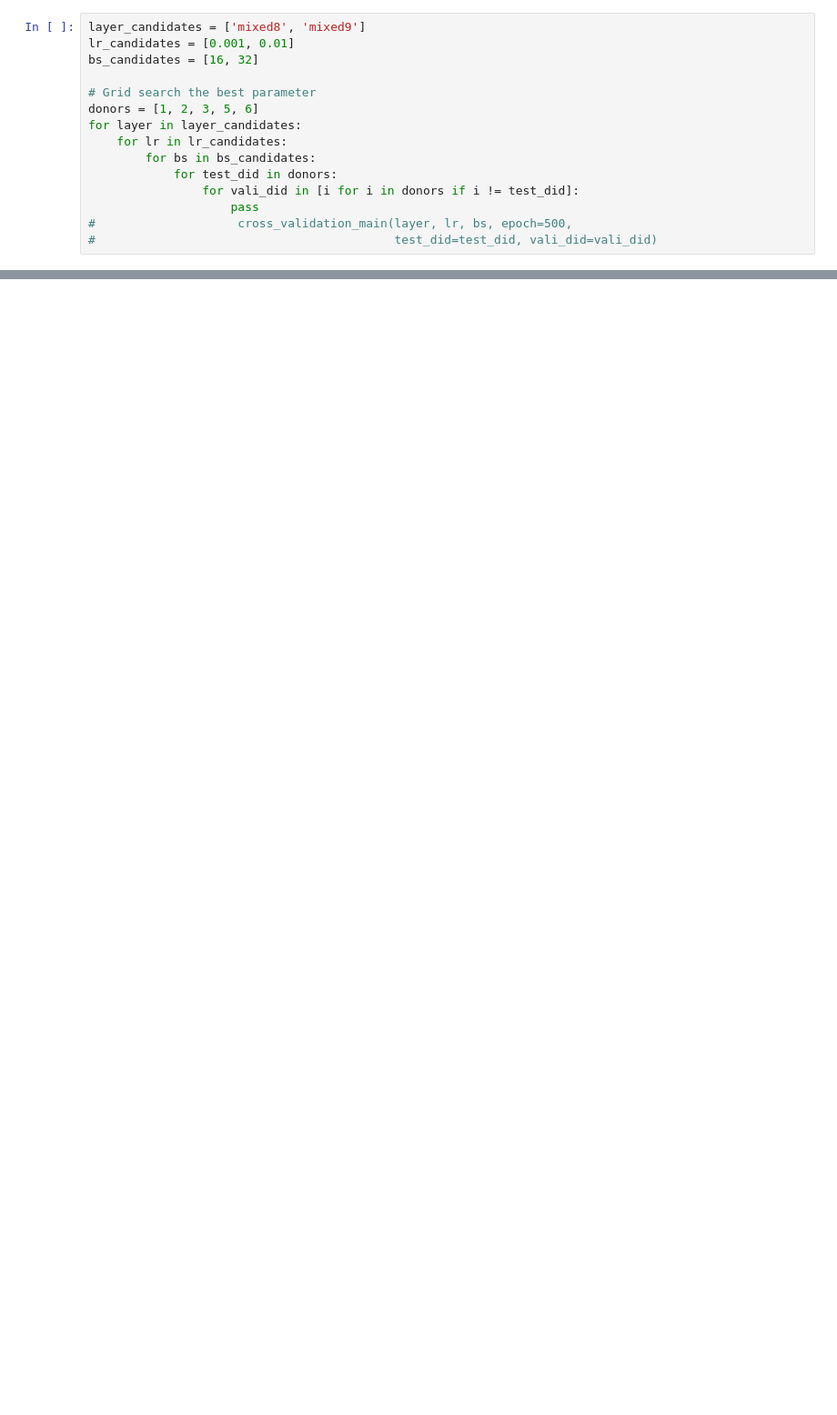
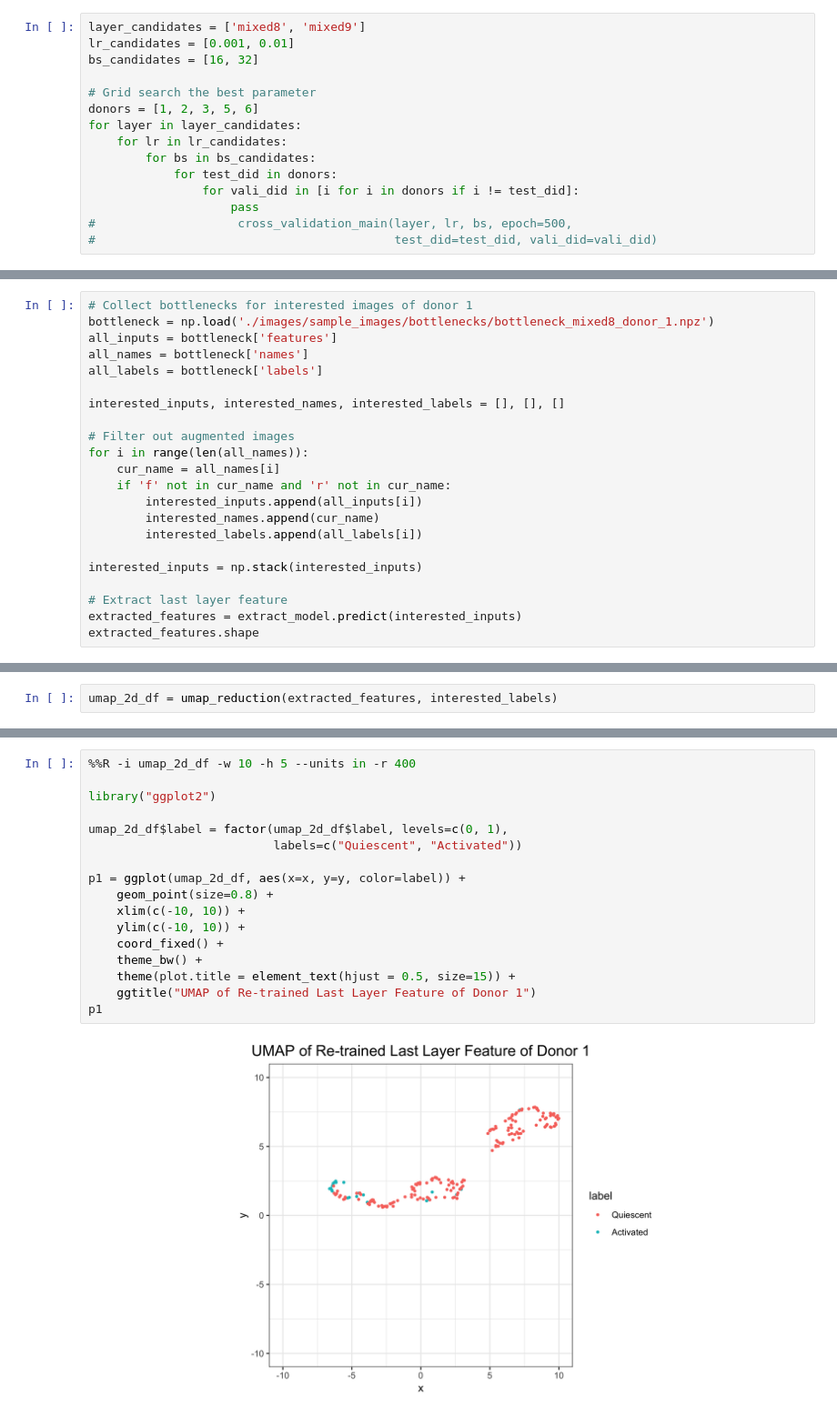
Before and after one commit to gitter-lab/t-cell-classification, a Jupyter notebook: transfer_learning.ipynb, the cells around one changed output, grey strips where cells are left out. Shown at 91% size. Cells and saved outputs as stored; diff of their text form; blank space fills up the shorter version.

```diff
--- a/transfer_learning.ipynb
+++ b/transfer_learning.ipynb
@@ -1097,0 +1612,22 @@ for layer in layer_candidates:
+# %%
+# Collect bottlenecks for interested images of donor 1
+bottleneck = np.load('./images/sample_images/bottlenecks/bottleneck_mixed8_donor_1.npz')
+all_inputs = bottleneck['features']
+all_names = bottleneck['names']
+all_labels = bottleneck['labels']
+
+interested_inputs, interested_names, interested_labels = [], [], []
+
+# Filter out augmented images
+for i in range(len(all_names)):
+    cur_name = all_names[i]
+    if 'f' not in cur_name and 'r' not in cur_name:
+        interested_inputs.append(all_inputs[i])
+        interested_names.append(cur_name)
+        interested_labels.append(all_labels[i])
+
+interested_inputs = np.stack(interested_inputs)
+
+# Extract last layer feature
+extracted_features = extract_model.predict(interested_inputs)
+extracted_features.shape
@@ -1097,0 +1686,2 @@ for layer in layer_candidates:
+# %%
+umap_2d_df = umap_reduction(extracted_features, interested_labels)
@@ -1097,0 +1709,19 @@ for layer in layer_candidates:
+# %%
+%%R -i umap_2d_df -w 10 -h 5 --units in -r 400
+
+library("ggplot2")
+
+umap_2d_df$label = factor(umap_2d_df$label, levels=c(0, 1),
+                          labels=c("Quiescent", "Activated"))
+
+p1 = ggplot(umap_2d_df, aes(x=x, y=y, color=label)) +
+    geom_point(size=0.8) +
+    xlim(c(-10, 10)) +
+    ylim(c(-10, 10)) +
+    coord_fixed() +
+    theme_bw() +
+    theme(plot.title = element_text(hjust = 0.5, size=15)) +
+    ggtitle("UMAP of Re-trained Last Layer Feature of Donor 1")
+p1
+# %% [output]
+[figure, added]
```
Also changed, not shown: parts of 90 cells of this notebook.
